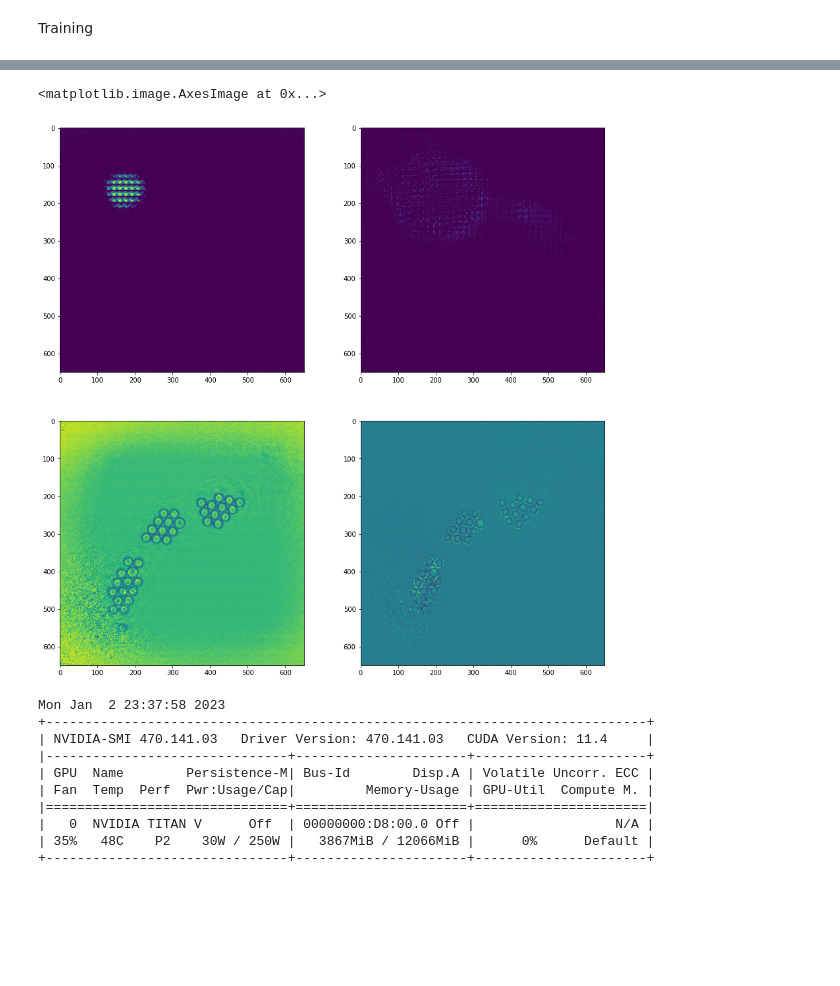
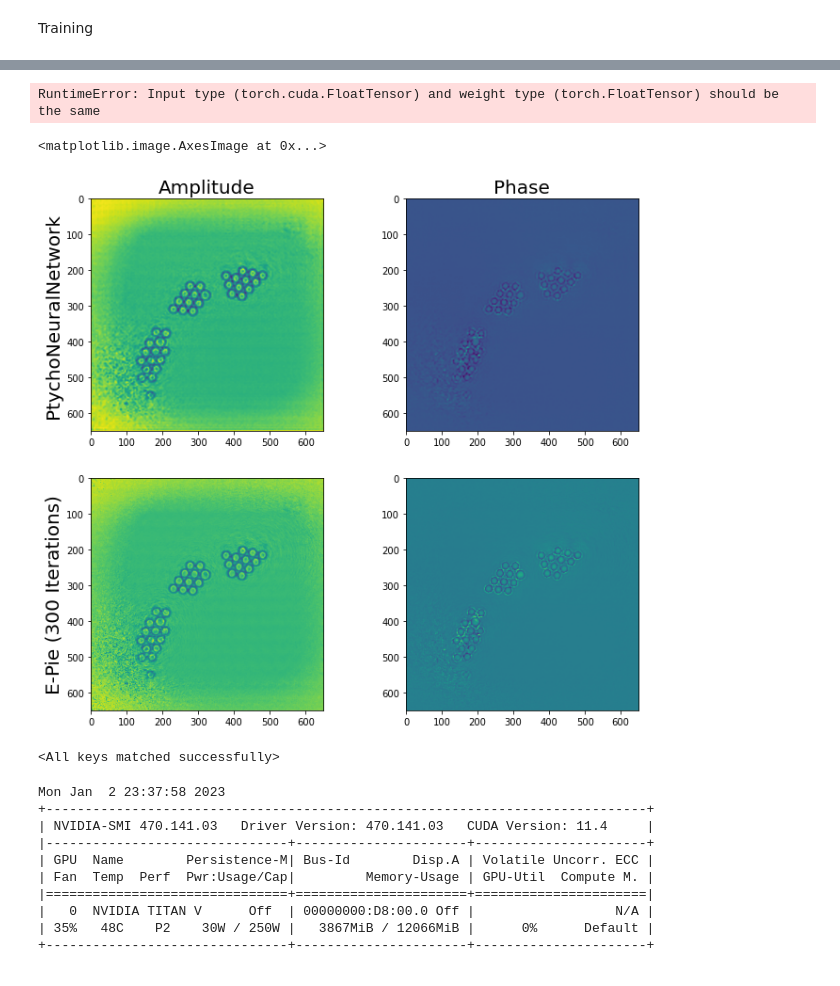
Before and after one commit to nakahatar111/ptychography, a Jupyter notebook: NeuralNet.ipynb, the cells around one changed output, grey strips where cells are left out. Drawn from its saved outputs; the diff is of its cells as text; code cells hidden in the pictures; blank space fills up the shorter version.

Commit message:
Update: Overfit Model

```diff
--- a/NeuralNet.ipynb
+++ b/NeuralNet.ipynb
@@ -64,13 +64,15 @@ Decoder
 def convTrans(in_channels, out_channels):
   return nn.Sequential(
     nn.ConvTranspose2d(in_channels, out_channels, kernel_size=4, stride=2, padding=2),
-    nn.ReLU(inplace = True),
+    #nn.ReLU(inplace = True),
+    nn.LeakyReLU(negative_slope=0.01, inplace=True),
   )
 
 def up_conv(in_channels, out_channels, padding):
   return nn.Sequential(
     nn.ConvTranspose2d(in_channels, out_channels, kernel_size=5, stride=2, padding=padding),
-    nn.ReLU(inplace = True),
+    #nn.ReLU(inplace = True),
+    nn.LeakyReLU(negative_slope=0.01, inplace=True),
     nn.BatchNorm2d(out_channels),
     nn.Upsample(scale_factor=2, mode='bilinear', align_corners=True),
   )
@@ -144,9 +146,9 @@ diff = torch.tensor(diff_grid,device=device).float()
 phase = torch.tensor(label[:, 0],device=device).float()
 amp = torch.tensor(label[:, 1],device=device).float()
 # %%
-num_epochs = 200
+num_epochs = 3000
 # Look into Scheduler: (varies the learning rate of optimizer) scheduler = torch.optim.lr_scheduler.CyclicLR(optimizer, base_lr=, max_lr=, step_size_up=)
-optimizer = torch.optim.Adam(PtychoModel.parameters(), lr=0.0002, betas=(0.9, 0.999))
+optimizer = torch.optim.Adam(PtychoModel.parameters(), lr=0.0001, betas=(0.6, 0.999))
 for epoch in range(num_epochs):
 
   PtychoModel.train()
@@ -158,5 +160,5 @@ for epoch in range(num_epochs):
   loss.backward()
   optimizer.step()
 
-  print("Epoch: ", (epoch+1), "Training Loss: ", round(loss.item(), 3), round(loss1.item(), 4), round(loss2.item(), 4))
+  print("Epoch: ", (epoch+1), "Training Loss: ", round(loss.item(), 5), round(loss1.item(), 7), round(loss2.item(), 7))
 # %% [output]
@@ -180,12 +182,18 @@ Epoch:  200 Training Loss:  1.085 1.0791 0.0058
 # %%
 PtychoModel.eval()
 phase_pred, amp_pred = PtychoModel(diff)
+# %% [output]
+RuntimeError: Input type (torch.cuda.FloatTensor) and weight type (torch.FloatTensor) should be the same
 # %%
-f, ax = plt.subplots(2,2, figsize=(15, 15))
+f, ax = plt.subplots(2,2, figsize=(11, 10))
+ax[0,0].set_ylabel('PtychoNeuralNetwork', fontsize = 20.0)
+ax[0,0].set_title('Amplitude', fontsize = 20.0)
 ax[0,0].imshow(phase_pred[0].cpu().detach().numpy().reshape((650,650)))
+ax[0,1].set_title('Phase', fontsize = 20.0)
 ax[0,1].imshow(amp_pred[0].cpu().detach().numpy().reshape((650,650)))
+ax[1,0].set_ylabel('E-Pie (300 Iterations)', fontsize = 20.0)
 ax[1,0].imshow(phase[0].cpu().detach().numpy().reshape((650,650)))
 ax[1,1].imshow(amp[0].cpu().detach().numpy().reshape((650,650)))
 # %% [output]
 <matplotlib.image.AxesImage at 0x...>
-[figure, old version]
+[figure, new version]
@@ -192,3 +202,8 @@ ax[1,1].imshow(amp[0].cpu().detach().numpy().reshape((650,650)))
+# %%
+PtychoModel = Model()
+PtychoModel.load_state_dict(torch.load('overfit.pth'))
+# %% [output]
+<All keys matched successfully>
 # %%
 # f, ax = plt.subplots(2,4, figsize=(20, 10))
 # ax[0,0].imshow(phase_pred[0].cpu().detach().numpy().reshape((650,650)))
```
Also changed, not shown: parts of 2 cells of this notebook, 2 other files.
